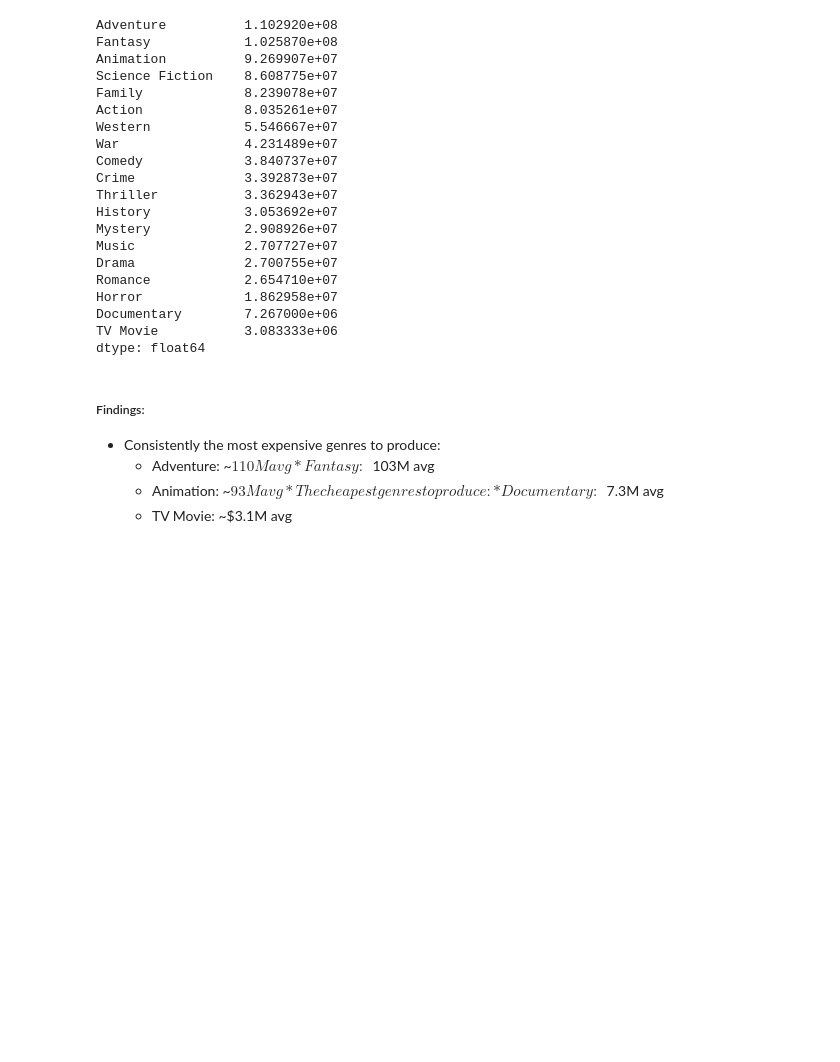
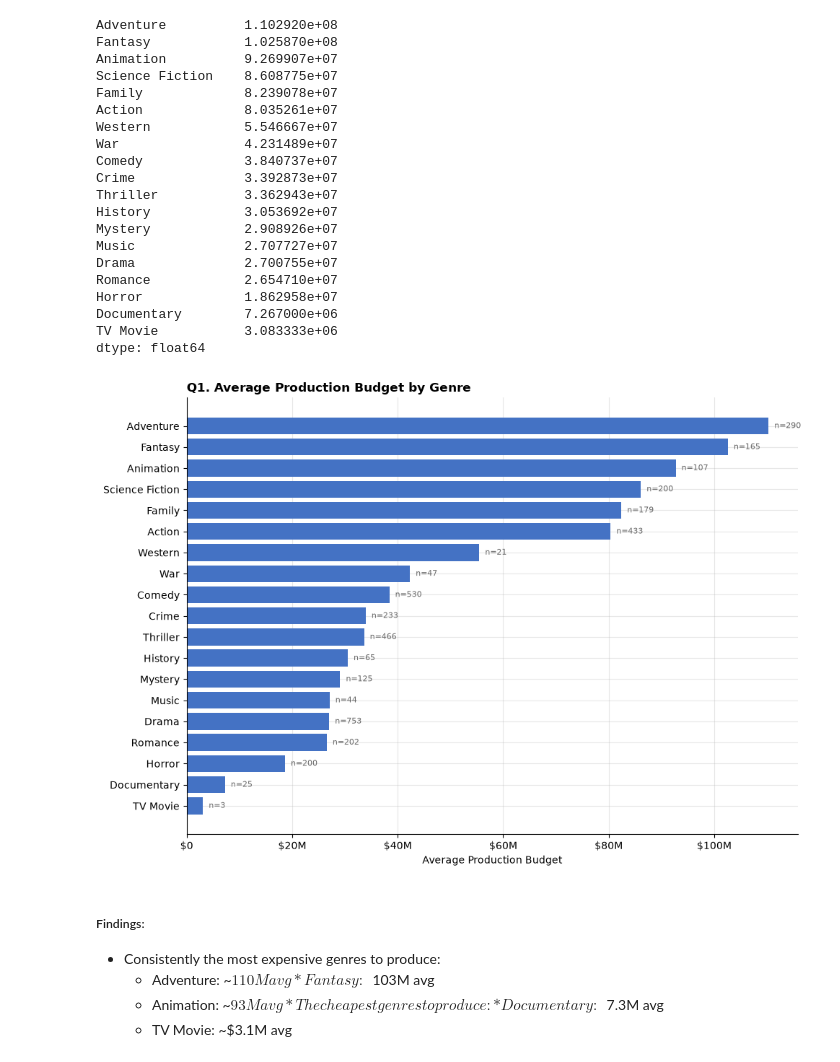
Before and after one commit to npchowdr/group2_movies, a Jupyter notebook: genre_analysis.ipynb, the cells around one changed output. Cells and saved outputs as stored; diff of their text form; code cells hidden in the pictures; blank space fills up the shorter version.

```diff
--- a/genre_analysis.ipynb
+++ b/genre_analysis.ipynb
@@ -78,6 +78,45 @@ Horror             1.862958e+07
 Documentary        7.267000e+06
 TV Movie           3.083333e+06
 dtype: float64
+# %%
+import matplotlib.pyplot as plt
+import matplotlib.ticker as mticker
+
+# Shared style for all charts -- light grid, clean look, matching the team's charts
+plt.rcParams.update({
+    'axes.grid': True,
+    'grid.alpha': 0.3,
+    'grid.linestyle': '-',
+    'axes.axisbelow': True,
+    'axes.spines.top': False,
+    'axes.spines.right': False,
+    'font.size': 10,
+})
+
+def dollar_formatter(x, pos):
+    """Format axis numbers as $XM or $XB instead of raw numbers."""
+    if x >= 1e9:
+        return f'${x/1e9:.0f}B'
+    elif x >= 1e6:
+        return f'${x/1e6:.0f}M'
+    return f'${x:,.0f}'
+# %%
+avg_budget_series = pd.Series(avg_budget).sort_values(ascending=False)
+counts = {g: df[df[g]==1].shape[0] for g in genre_cols}
+fig, ax = plt.subplots(figsize=(10, 7))
+ax.barh(avg_budget_series.index, avg_budget_series.values, color='#4472C4')
+ax.invert_yaxis()
+ax.xaxis.set_major_formatter(mticker.FuncFormatter(dollar_formatter))
+ax.set_xlabel('Average Production Budget')
+ax.set_title('Q1. Average Production Budget by Genre', fontweight='bold', loc='left')
+for i, g in enumerate(avg_budget_series.index):
+    ax.text(avg_budget_series[g] + avg_budget_series.max()*0.01, i,
+            f'n={counts[g]}', va='center', fontsize=8, color='dimgray')
+plt.tight_layout()
+plt.savefig('q1_avg_budget_by_genre.png', dpi=150, facecolor='white')
+plt.show()
+# %% [output]
+[figure, added]
 # %% [markdown]
 ##### Findings:
 * Consistently the most expensive genres to produce:
```
Also changed, not shown: parts of 3 cells of this notebook.
